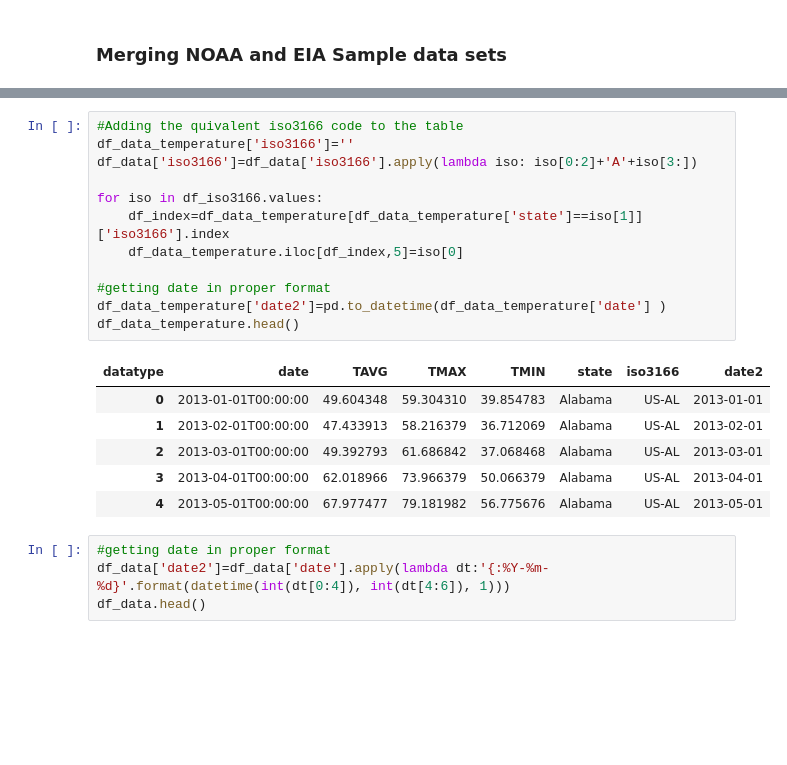
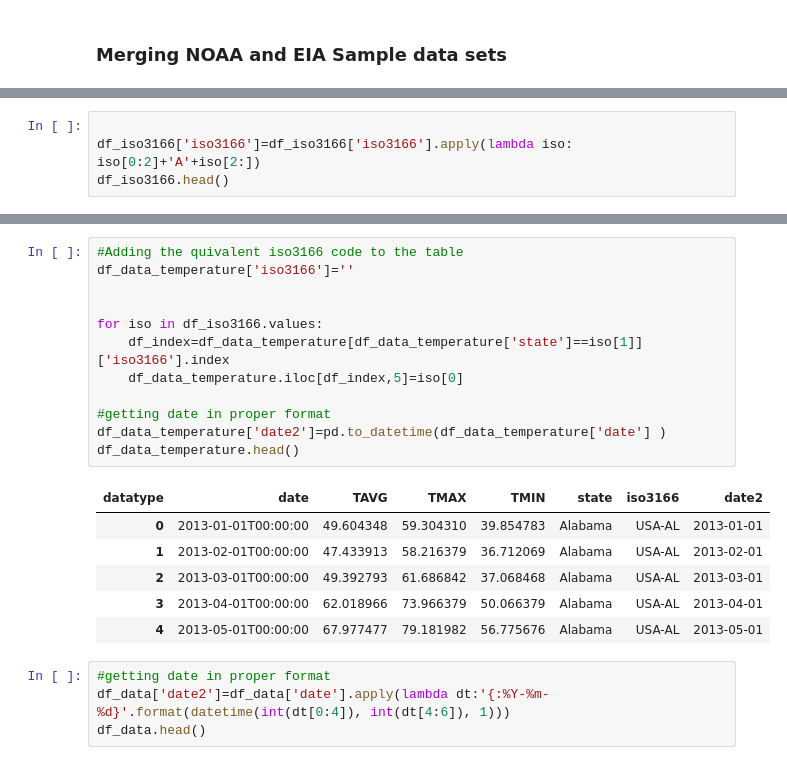
Before and after one commit to megiza/First_CapstoneProject, a Jupyter notebook: Project1.ipynb, the cells around one changed output, grey strips where cells are left out. Saved outputs shown, nothing was run; the diff lists cells and outputs as text; blank space fills up the shorter version.

Commit message:
Add files via upload
Modification on the iso3166 new column of NOAA data temperature data set

```diff
--- a/Project1.ipynb
+++ b/Project1.ipynb
@@ -466,0 +455,4 @@ df_iso3166
+# %%
+
+df_iso3166['iso3166']=df_iso3166['iso3166'].apply(lambda iso: iso[0:2]+'A'+iso[2:])
+df_iso3166.head()
@@ -467,22 +466,22 @@ df_iso3166
 # %%
 #Adding the quivalent iso3166 code to the table
 df_data_temperature['iso3166']=''
-df_data['iso3166']=df_data['iso3166'].apply(lambda iso: iso[0:2]+'A'+iso[3:])
+
 
 for iso in df_iso3166.values:
     df_index=df_data_temperature[df_data_temperature['state']==iso[1]]['iso3166'].index
     df_data_temperature.iloc[df_index,5]=iso[0]
 
 #getting date in proper format
 df_data_temperature['date2']=pd.to_datetime(df_data_temperature['date'] )
 df_data_temperature.head()
 # %% [output]
 | datatype | date | TAVG | TMAX | TMIN | state | iso3166 | date2 |
-| 0 | 2013-01-01T00:00:00 | 49.604348 | 59.304310 | 39.854783 | Alabama | US-AL | 2013-01-01 |
-| 1 | 2013-02-01T00:00:00 | 47.433913 | 58.216379 | 36.712069 | Alabama | US-AL | 2013-02-01 |
-| 2 | 2013-03-01T00:00:00 | 49.392793 | 61.686842 | 37.068468 | Alabama | US-AL | 2013-03-01 |
-| 3 | 2013-04-01T00:00:00 | 62.018966 | 73.966379 | 50.066379 | Alabama | US-AL | 2013-04-01 |
-| 4 | 2013-05-01T00:00:00 | 67.977477 | 79.181982 | 56.775676 | Alabama | US-AL | 2013-05-01 |
+| 0 | 2013-01-01T00:00:00 | 49.604348 | 59.304310 | 39.854783 | Alabama | USA-AL | 2013-01-01 |
+| 1 | 2013-02-01T00:00:00 | 47.433913 | 58.216379 | 36.712069 | Alabama | USA-AL | 2013-02-01 |
+| 2 | 2013-03-01T00:00:00 | 49.392793 | 61.686842 | 37.068468 | Alabama | USA-AL | 2013-03-01 |
+| 3 | 2013-04-01T00:00:00 | 62.018966 | 73.966379 | 50.066379 | Alabama | USA-AL | 2013-04-01 |
+| 4 | 2013-05-01T00:00:00 | 67.977477 | 79.181982 | 56.775676 | Alabama | USA-AL | 2013-05-01 |
 # %%
 #getting date in proper format
 df_data['date2']=df_data['date'].apply(lambda dt:'{:%Y-%m-%d}'.format(datetime(int(dt[0:4]), int(dt[4:6]), 1)))
```
Also changed, not shown: parts of 3 cells of this notebook.
